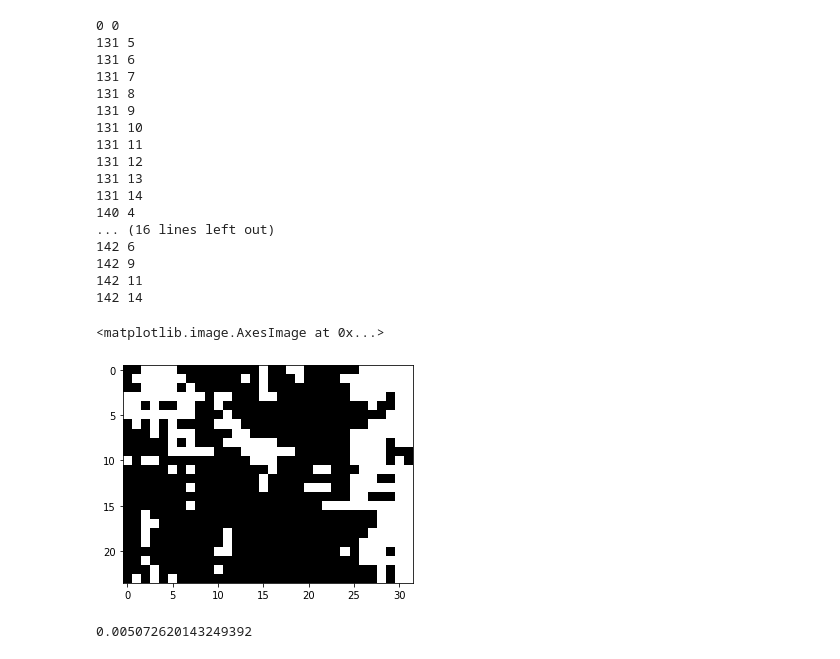
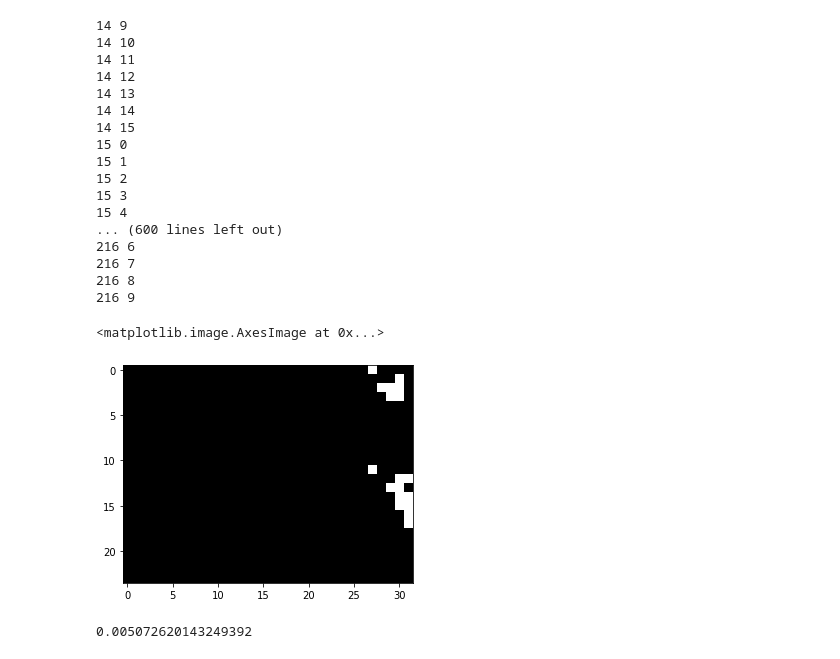
Before and after one commit to nickinack/Occupancy-Estimation, a Jupyter notebook: src/visualize.ipynb, the cells around one changed output. Cells and saved outputs as stored; diff of their text form; code cells hidden in the pictures.

```diff
--- a/src/visualize.ipynb
+++ b/src/visualize.ipynb
@@ -14,11 +14,15 @@ import json
 import os
 import scipy.stats as sc
 # %%
+def gaussian_pdf(x , sigma , mu):
+    pdf1 = (1/(sigma*np.sqrt(2*np.pi)))
+    pdf2 = np.exp(-0.5*((x-mu)/sigma)**2)
+    return pdf1*pdf2
 n = 0.01
 mean = np.zeros((235,24,32,16))
 mean[0,:,:,0] = np.copy(data[0,:,:,0])
 sigma = 0.4
-alpha = 0.01
+alpha = 0.0001
 M = 0
 gmean = np.zeros((235,24,32,16))
 gp = np.zeros((235,24,32,16))
@@ -56,25 +60,25 @@ for l in range(0,235):
         for i in range(0,24):
             for j in range(0,32):
                 if k==0:
-                    mean[l,i,j,k] = alpha*data[l,i,j,k] + mean[l-1,i,j,15]*(1-alpha)    ## Mean if k==0 and l!=0
+                    mean[l,i,j,k] = alpha*data[l,i,j,k] + mean[l-1,i,j,15]*(1-alpha)        ## Mean if k==0 and l!=0
                     maxi[l,i,j,k] = max(maxi[l-1,i,j,15] , data[l,i,j,k])
                     mini[l,i,j,k] = min(mini[l-1,i,j,15] , data[l,i,j,k])
                 else:
-                    mean[l,i,j,k] = alpha*data[l,i,j,k] + mean[l,i,j,k-1]*(1-alpha)     ## Mean if k!=0 and l!=0
+                    mean[l,i,j,k] = alpha*data[l,i,j,k] + mean[l,i,j,k-1]*(1-alpha)                  ## Mean if k!=0 and l!=0
                     maxi[l,i,j,k] = max(maxi[l,i,j,k-1] , data[l,i,j,k])
                     mini[l,i,j,k] = min(mini[l,i,j,k-1] , data[l,i,j,k])
 
-                gp[l,i,j,k] = gaussian_pdf(data[l,i,j,k] , sigma , mean[l,i,j,k])       ## Find the gaussian PDF
-                if gp[l,i,j,k]<n and data[l,i,j,k]>mean[l,i,j,k]:                       ## Process is foreground
+                gp[l,i,j,k] = gaussian_pdf(data[l,i,j,k] , sigma , mean[l,i,j,k])                    ## Find the gaussian PDF
+                if gp[l,i,j,k]<n and data[l,i,j,k]>mean[0,i,j,0]:                                   ## Process is foreground
                     event[l,i,j,k] = 0
                     fg.append((data[l,i,j,k] , mean[l,i,j,k]))
                     if k!=0:
-                        mean[l,i,j,k] = mean[l,i,j,k-1]                                 ## Update the mean if the process is foreground
+                        mean[l,i,j,k] = mean[l,i,j,k-1]                                       ## Update the mean if the process is foreground
                     else:
                         mean[l,i,j,k] = mean[l-1,i,j,15]
 
                 else:
                     event[l,i,j,k] = 1
-                    bg.append((data[l,i,j,k] , mean[l,i,j,k]))                          ## Process is Background
+                    bg.append((data[l,i,j,k] , mean[l,i,j,k]))                              ## Process is Background
 # %%
 fig, axs = plt.subplots(3, 3)
@@ -143,7 +147,7 @@ for l in range(0,235):
                         qb = qb + 1
 
                 mrf = theta * np.exp((qf-qb)/gamma)
-                if ratio < mrf:
+                if ratio < mrf and data[l,i,j,k] > mean[l,i,j,k] and data[l,i,j,k] > mean[0,i,j,0]:
                     mrf_event[l,i,j,k] = 0
                     cnt[l,k] = cnt[l,k] + 1
                 else:
@@ -152,28 +156,28 @@ for l in range(0,235):
 # %%
 for l in range(0,235):
     for k in range(0,16):
-        if cnt[l,k] > 500:
+        if cnt[l,k] > 100:
             print(l,k)
 # %% [output]
-0 0
-131 5
-131 6
-131 7
-131 8
-131 9
-131 10
-131 11
-131 12
-131 13
-131 14
-140 4
-... (16 lines left out)
-142 6
-142 9
-142 11
-142 14
+14 9
+14 10
+14 11
+14 12
+14 13
+14 14
+14 15
+15 0
+15 1
+15 2
+15 3
+15 4
+... (600 lines left out)
+216 6
+216 7
+216 8
+216 9
 # %%
-plt.imshow(mrf_event[142,:,:,10] , cmap='Greys')
+plt.imshow(mrf_event[142,:,:,7] , cmap='Greys')
 # %% [output]
 <matplotlib.image.AxesImage at 0x...>
-[figure, old version]
+[figure, new version]
```
Also changed, not shown: parts of 3 cells of this notebook, 3 other files.
